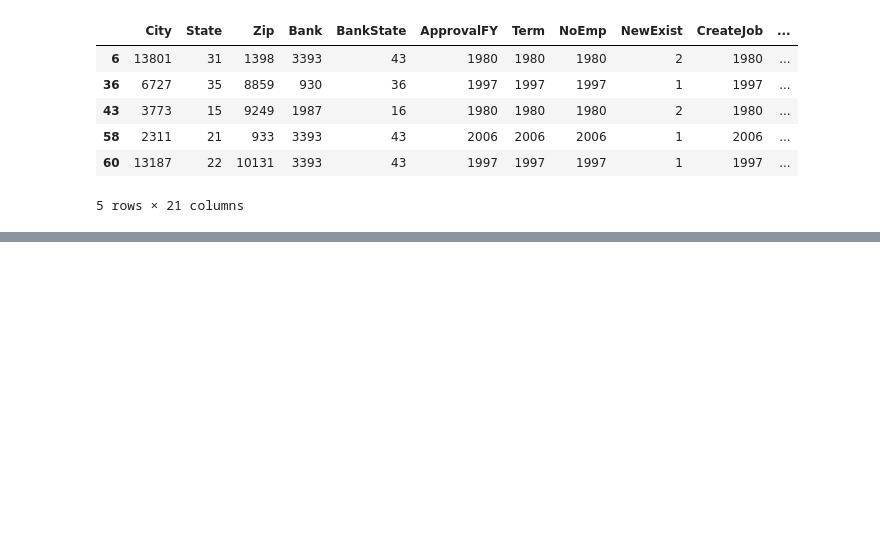
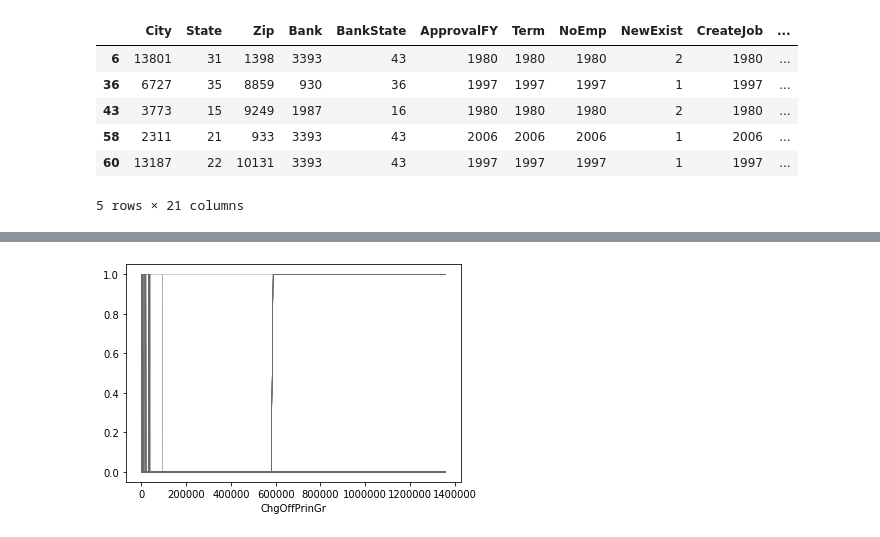
Before and after one commit to tteofili/xai-playground, a Jupyter notebook: pdp_dt.ipynb, the cells around one changed output, grey strips where cells are left out. Saved outputs shown, nothing was run; the diff lists cells and outputs as text; code cells hidden in the pictures; blank space fills up the shorter version.

```diff
--- a/pdp_dt.ipynb
+++ b/pdp_dt.ipynb
@@ -109,0 +131,10 @@ plot_partial_dependence(dt, X_train, features)
+# %%
+from pycebox.ice import ice, ice_plot
+f = 'ChgOffPrinGr'
+ice_df = ice(data=X_train[0:2000], column=f,
+                   predict=dt.predict)
+ice_plot(ice_df, c='dimgray', linewidth=0.3)
+plt.ylabel('')
+plt.xlabel(f);
+# %% [output]
+[figure, added]
```
Also changed, not shown: parts of 5 cells of this notebook, 1 other file.
